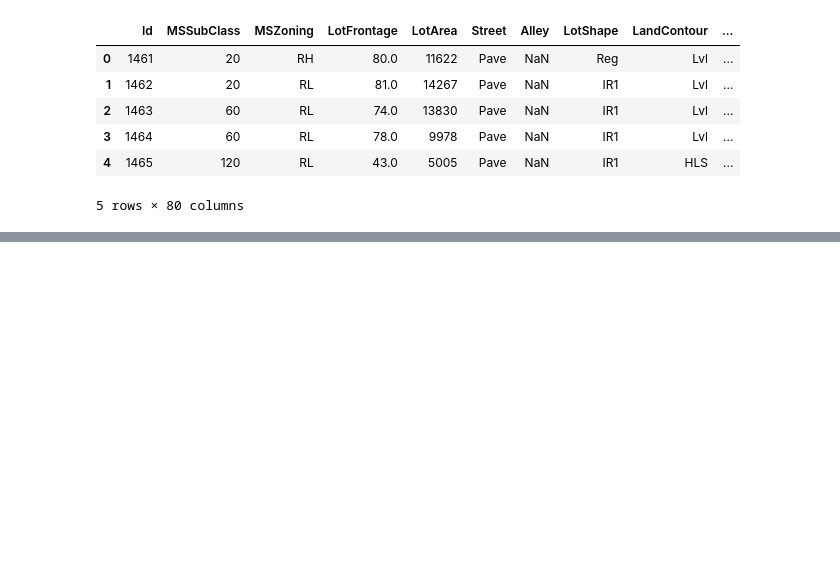
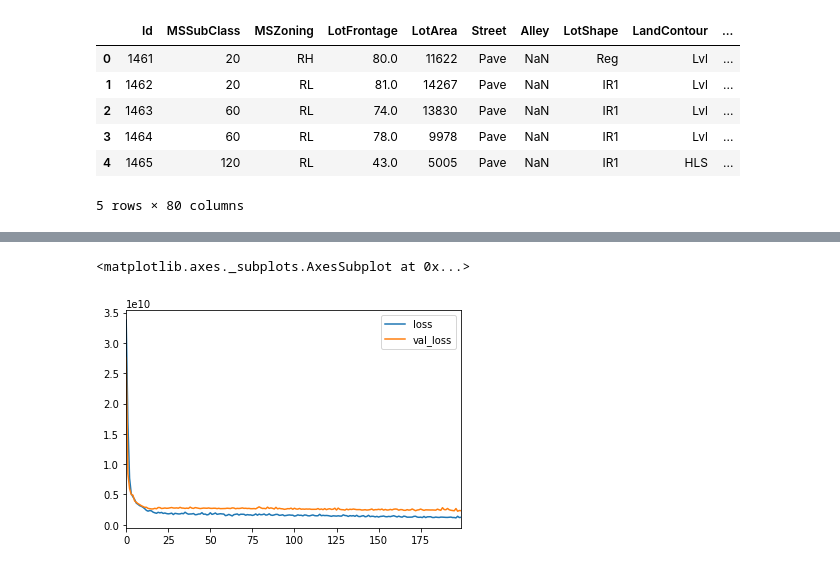
Before and after one commit to guyzsarun/Kaggle, a Jupyter notebook: house-prices-advanced-regression-techniques/HousePrice.ipynb, the cells around one changed output, grey strips where cells are left out. Drawn from its saved outputs; the diff is of its cells as text; code cells hidden in the pictures; blank space fills up the shorter version.

```diff
--- a/house-prices-advanced-regression-techniques/HousePrice.ipynb
+++ b/house-prices-advanced-regression-techniques/HousePrice.ipynb
@@ -224,0 +384,17 @@ a.to_csv("submit.csv",index=False)
+# %%
+model = Sequential()
+
+
+model.add(Dense(128,activation='relu',input_dim=240))
+
+model.add(Dense(128,activation='relu'))
+model.add(Dropout(0.3))
+
+model.add(Dense(32,activation='relu'))
+
+model.add(Dense(16,activation='relu'))
+
+
+model.add(Dense(1))
+
+model.compile(optimizer='adam',loss='mse')
@@ -224,0 +426,2 @@ a.to_csv("submit.csv",index=False)
+# %%
+model.fit(X_train,y_train,validation_data=(X_test,y_test),epochs=200)
@@ -224,0 +447,7 @@ a.to_csv("submit.csv",index=False)
+# %%
+loss=pd.DataFrame(model.history.history)
+# %%
+loss.plot()
+# %% [output]
+<matplotlib.axes._subplots.AxesSubplot at 0x...>
+[figure, added]
```
Also changed, not shown: parts of 66 cells of this notebook, 3 other files.
